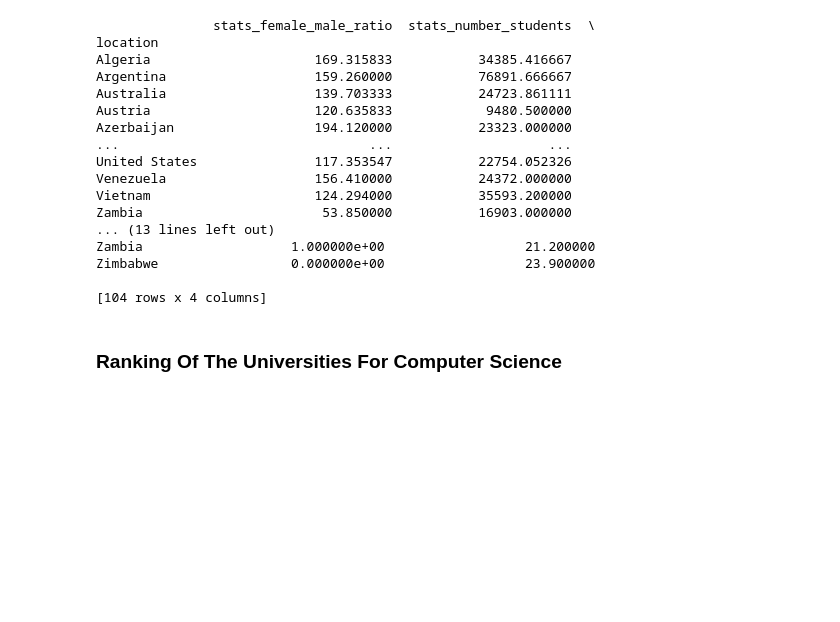
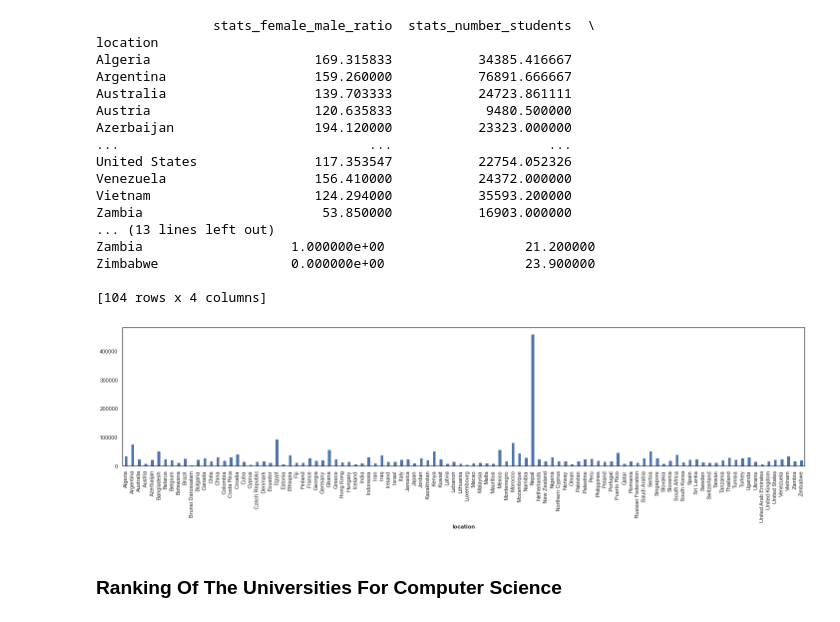
Before and after one commit to qween-beth/university-ranker, a Jupyter notebook: The World University Rankings Analysis.ipynb, the cells around one changed output. Saved outputs shown, nothing was run; the diff lists cells and outputs as text; code cells hidden in the pictures; blank space fills up the shorter version.

```diff
--- a/The World University Rankings Analysis.ipynb
+++ b/The World University Rankings Analysis.ipynb
@@ -2526,6 +2528,12 @@ Zambia                   1.000000e+00                  21.200000
 Zimbabwe                 0.000000e+00                  23.900000
 
 [104 rows x 4 columns]
+# %%
+mean_students = df_2023.groupby('location')['stats_number_students'].mean()
+mean_students.plot(kind='bar', figsize=(20, 6))
+plt.show()
+# %% [output]
+[figure, added]
 # %% [markdown]
 ### Ranking Of The Universities For Computer Science
 # %%
```
Also changed, not shown: parts of 2 cells of this notebook.
